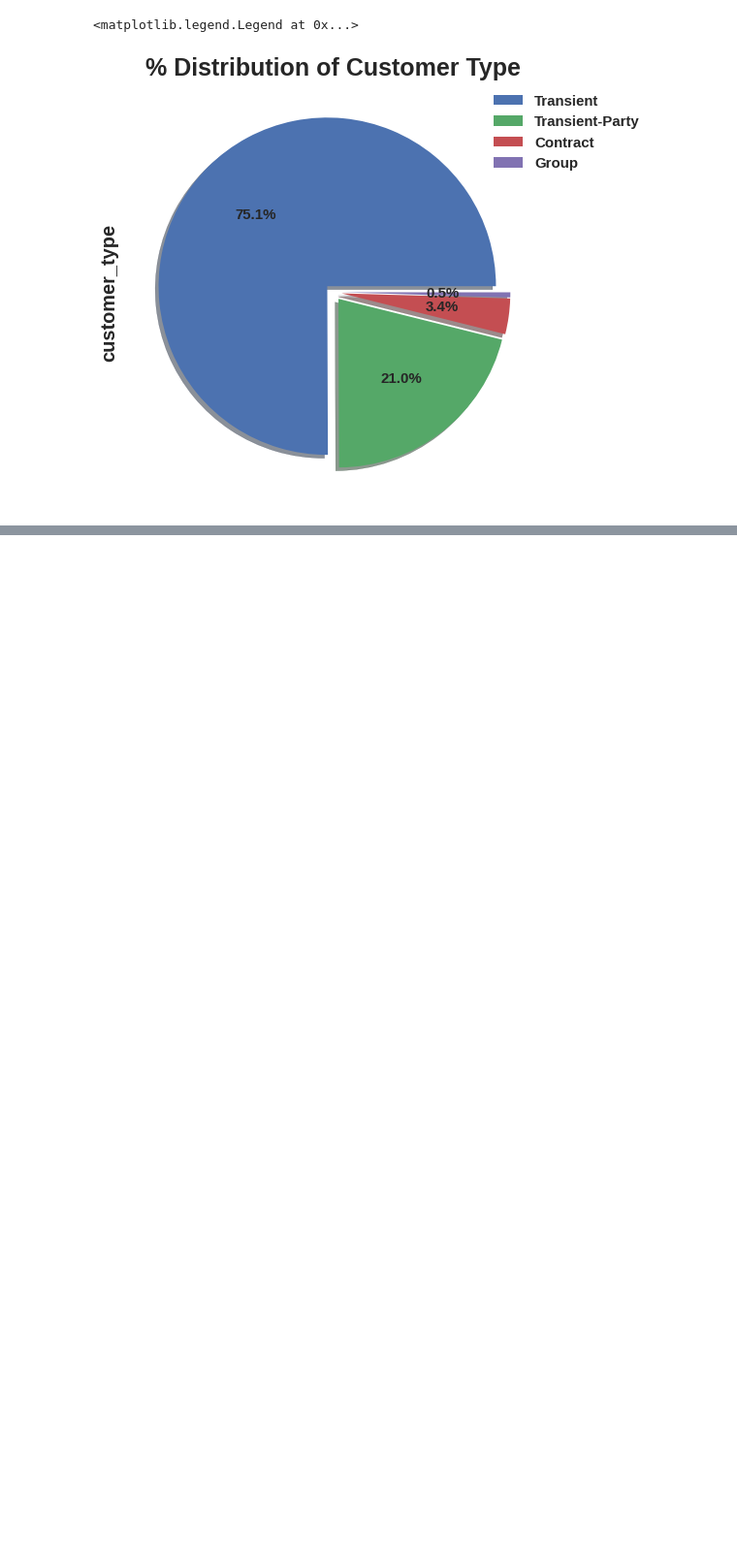
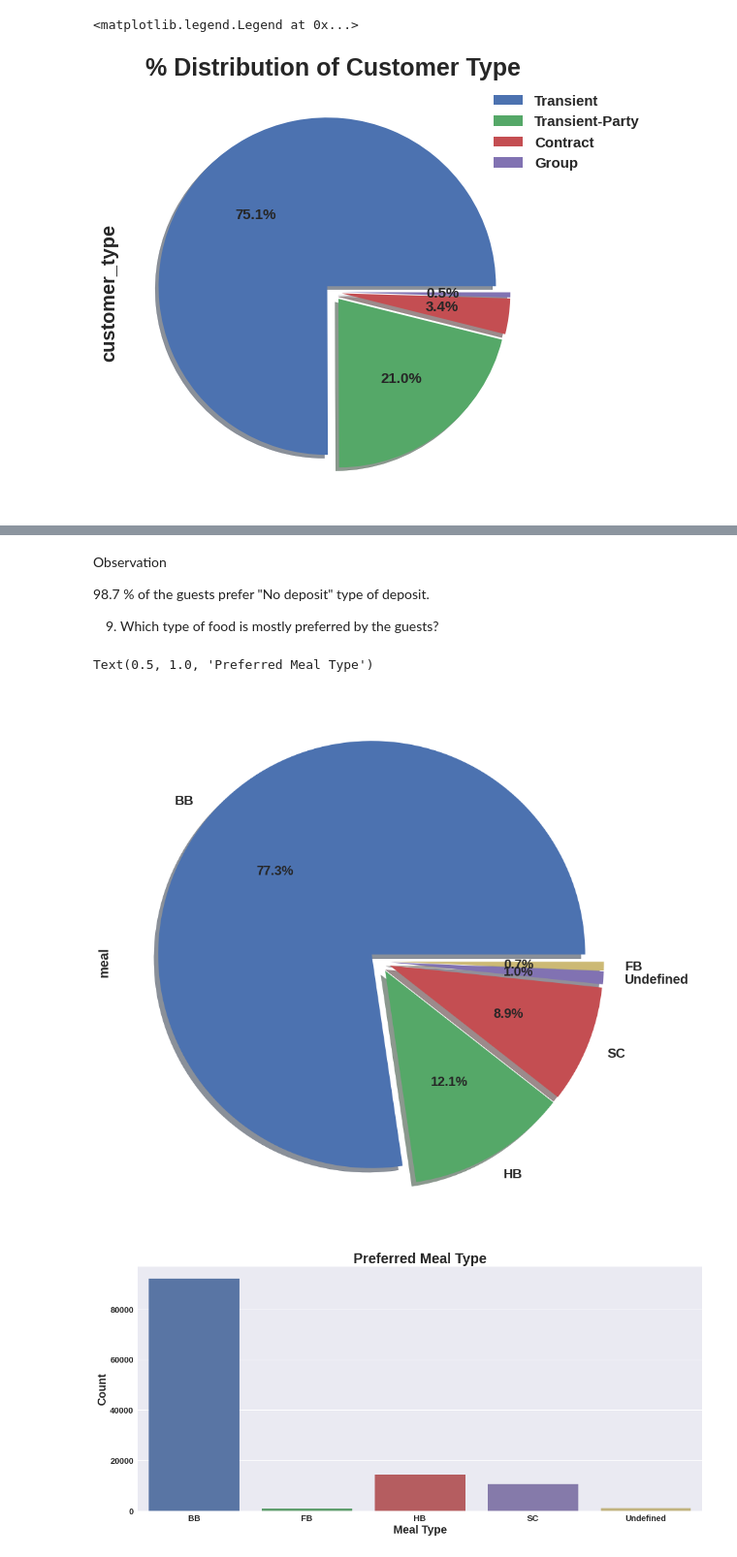
Before and after one commit to Satyaprakash-Dinesh-Vispute/Hotel-Booking-Analysis-EDA, a Jupyter notebook: Hotel_Booking_Analysis_(EDA).ipynb, the cells around one changed output, grey strips where cells are left out. Shown: that part at 97% size. Cells and saved outputs as stored; diff of their text form; code cells hidden in the pictures; blank space fills up the shorter version.

```diff
--- a/Hotel_Booking_Analysis_(EDA).ipynb
+++ b/Hotel_Booking_Analysis_(EDA).ipynb
@@ -389,0 +455,17 @@ plt.legend(bbox_to_anchor=(0.85, 1), loc='upper left', labels=labels)
+# %% [markdown]
+Observation
+
+98.7 % of the guests prefer "No deposit" type of deposit.
+
+9) Which type of food is mostly preferred by the guests?
+# %%
+hotel_booking_df['meal'].value_counts().plot.pie(explode=[0.05, 0.05,0.05,0.05,0.05], autopct='%1.1f%%', shadow=True, figsize=(20,15),fontsize=20)
+plt.figure(figsize=(18,8))
+sns.countplot(x=hotel_booking_df['meal'])
+plt.xlabel('Meal Type')
+plt.ylabel('Count')
+plt.title("Preferred Meal Type")
+# %% [output]
+Text(0.5, 1.0, 'Preferred Meal Type')
+[figure, added]
+[figure, added]
```
Also changed, not shown: parts of 16 cells of this notebook.
